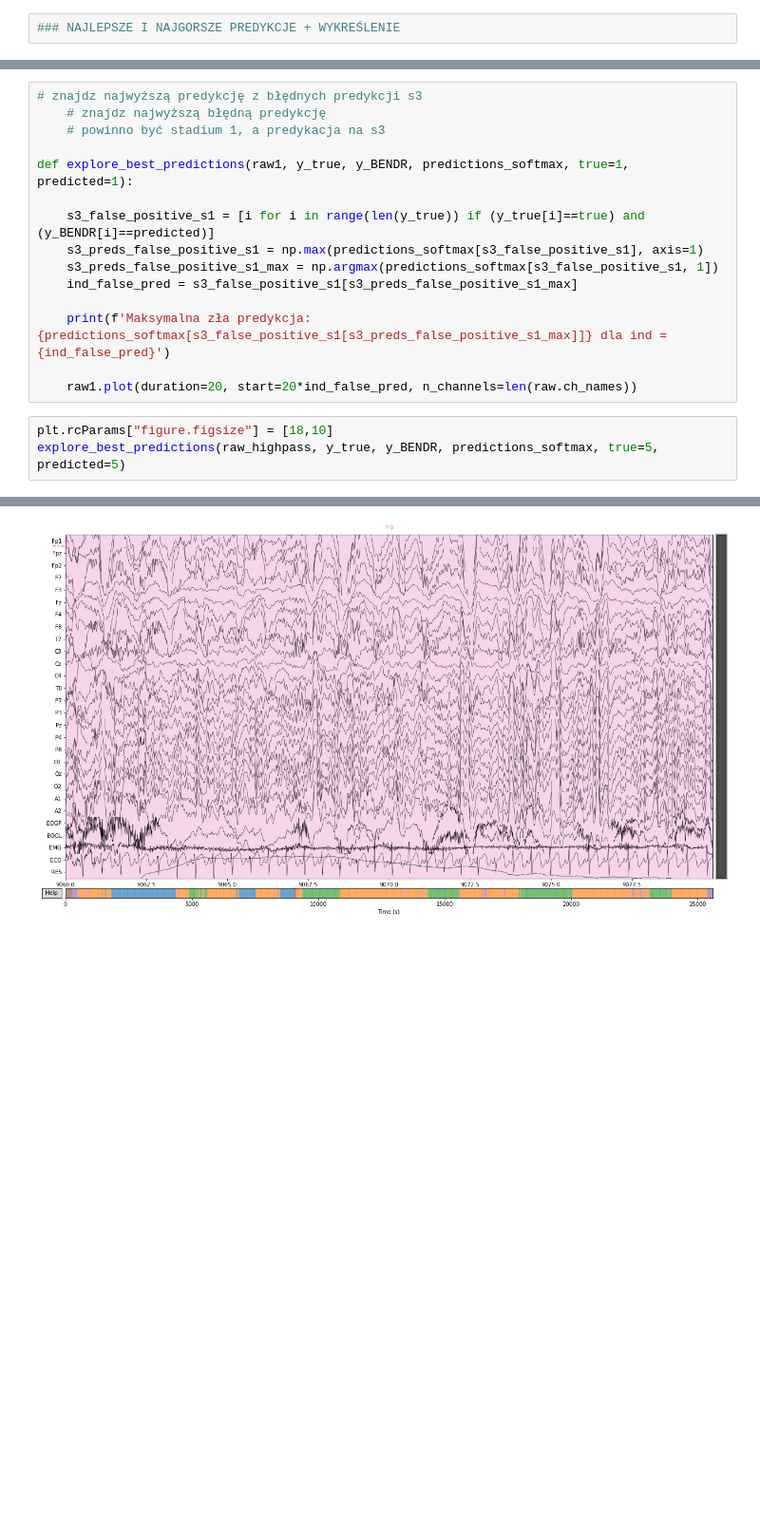
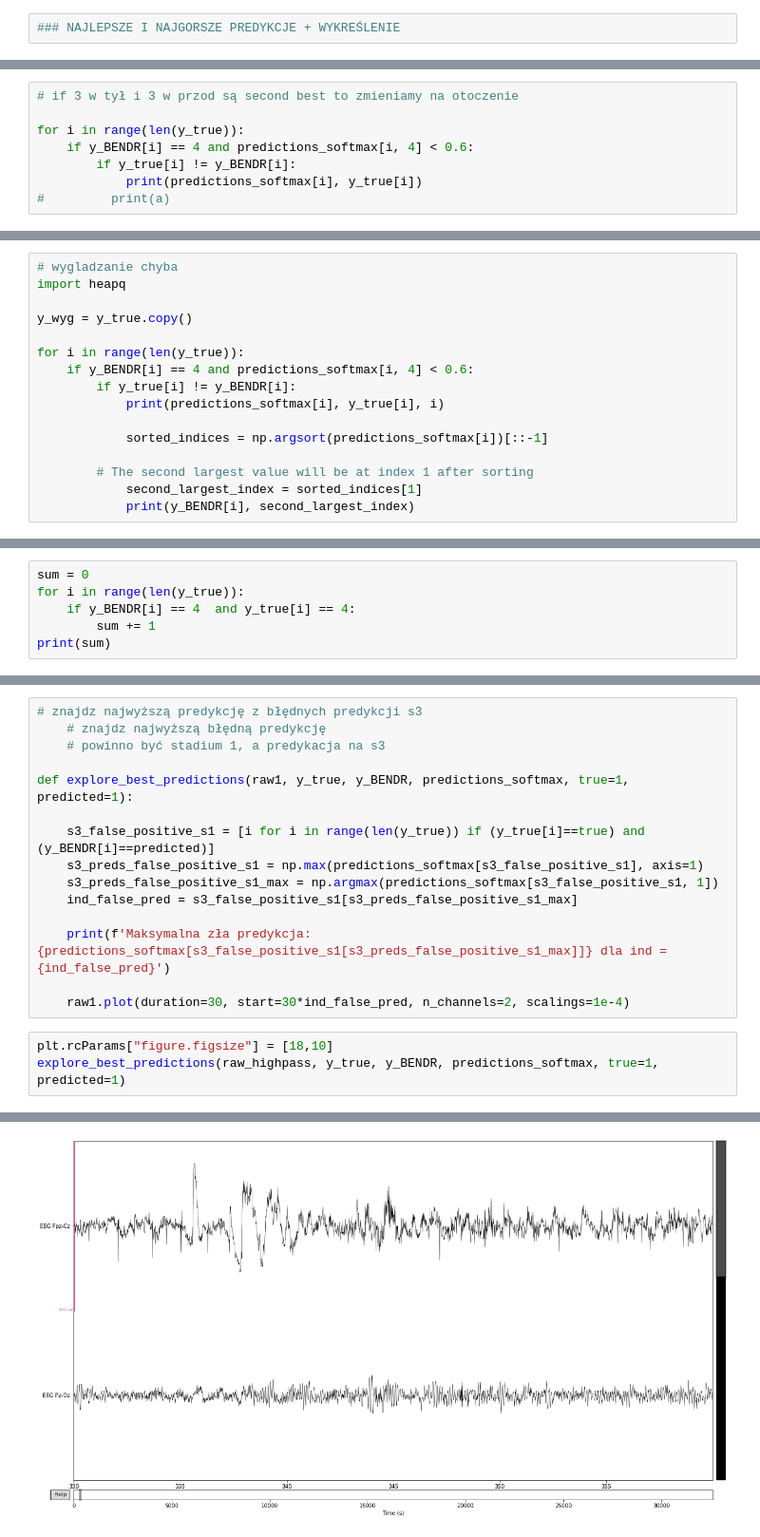
Before and after one commit to jjakubowska06/BENDR, a Jupyter notebook: hypno_from_BENDR.ipynb, the cells around one changed output, grey strips where cells are left out. Shown at 95% size. Drawn from its saved outputs; the diff is of its cells as text; blank space fills up the shorter version.

```diff
--- a/hypno_from_BENDR.ipynb
+++ b/hypno_from_BENDR.ipynb
@@ -318,0 +396,8 @@ print(balanced_accuracy_score(y_true, y_BENDR))
+# %%
+# if 3 w tył i 3 w przod są second best to zmieniamy na otoczenie
+
+for i in range(len(y_true)):
+    if y_BENDR[i] == 4 and predictions_softmax[i, 4] < 0.6:
+        if y_true[i] != y_BENDR[i]:
+            print(predictions_softmax[i], y_true[i])
+#         print(a)
@@ -318,0 +413,16 @@ print(balanced_accuracy_score(y_true, y_BENDR))
+# %%
+# wygladzanie chyba
+import heapq
+
+y_wyg = y_true.copy()
+
+for i in range(len(y_true)):
+    if y_BENDR[i] == 4 and predictions_softmax[i, 4] < 0.6:
+        if y_true[i] != y_BENDR[i]:
+            print(predictions_softmax[i], y_true[i], i)
+
+            sorted_indices = np.argsort(predictions_softmax[i])[::-1]
+
+        # The second largest value will be at index 1 after sorting
+            second_largest_index = sorted_indices[1]
+            print(y_BENDR[i], second_largest_index)
@@ -318,0 +446,6 @@ print(balanced_accuracy_score(y_true, y_BENDR))
+# %%
+sum = 0
+for i in range(len(y_true)):
+    if y_BENDR[i] == 4  and y_true[i] == 4:
+        sum += 1
+print(sum)
@@ -386,8 +515,8 @@ def explore_best_predictions(raw1, y_true, y_BENDR, predictions_softmax, true=1,
 
     print(f'Maksymalna zła predykcja: {predictions_softmax[s3_false_positive_s1[s3_preds_false_positive_s1_max]]} dla ind = {ind_false_pred}')
 
-    raw1.plot(duration=20, start=20*ind_false_pred, n_channels=len(raw.ch_names))
+    raw1.plot(duration=30, start=30*ind_false_pred, n_channels=2, scalings=1e-4)
 # %%
 plt.rcParams["figure.figsize"] = [18,10]
-explore_best_predictions(raw_highpass, y_true, y_BENDR, predictions_softmax, true=5, predicted=5)
+explore_best_predictions(raw_highpass, y_true, y_BENDR, predictions_softmax, true=1, predicted=1)
 # %% [output]
@@ -396 +524 @@ Maksymalna zła predykcja: [1.06132375e-02 2.65772920e-02 9.80486628e-04 1.46843
-[figure, old version]
+[figure, new version]
```
Also changed, not shown: parts of 23 cells of this notebook, 14 other files.
